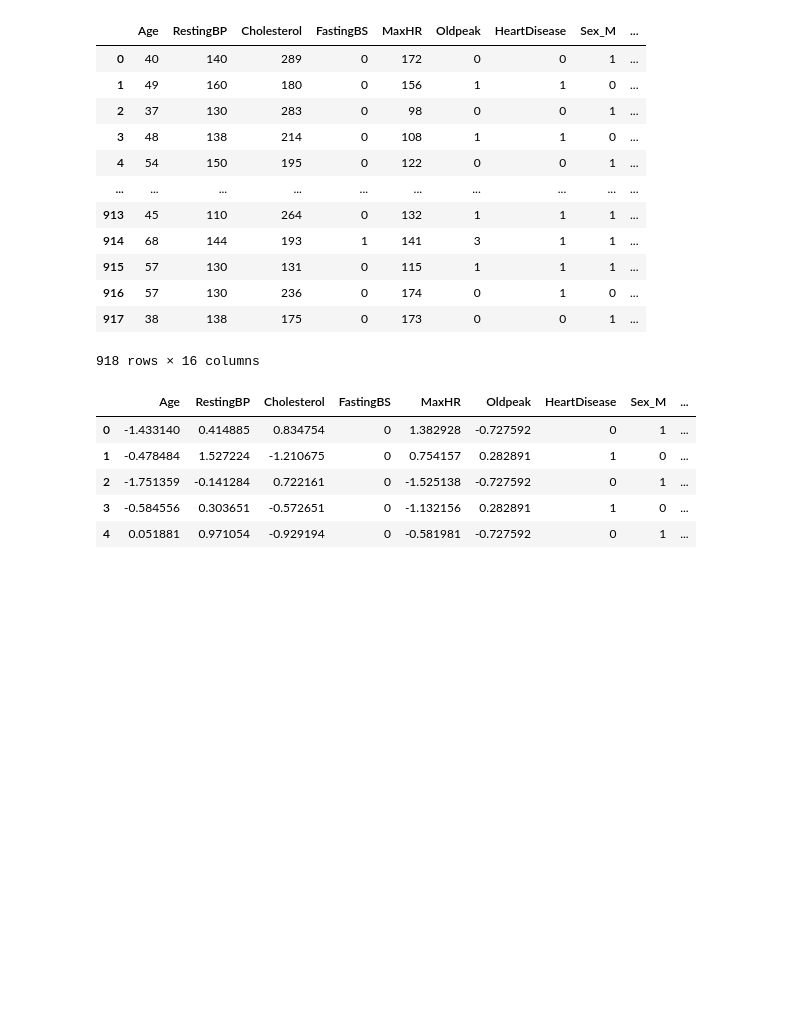
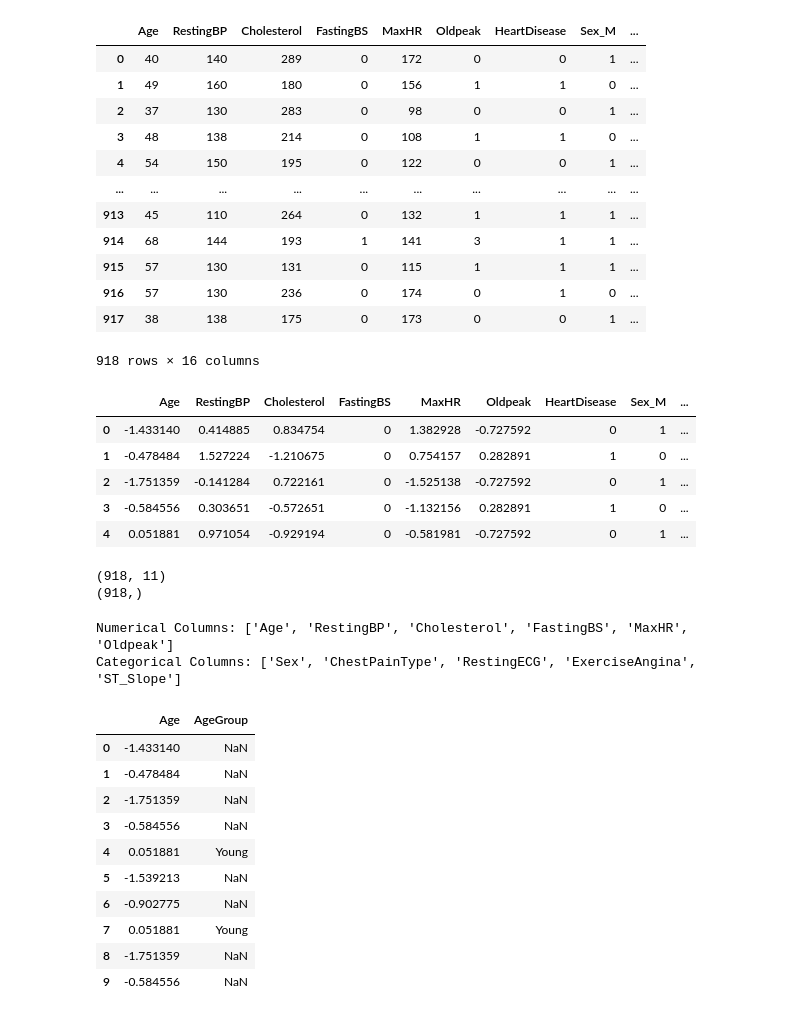
Before and after one commit to Gagan144-blip/Machine_Learning, a Jupyter notebook: heart.ipynb, the cells around one changed output. Saved outputs shown, nothing was run; the diff lists cells and outputs as text; code cells hidden in the pictures; blank space fills up the shorter version.

```diff
--- a/heart.ipynb
+++ b/heart.ipynb
@@ -271,3 +271,46 @@ df_encode.head()
 | 2 | -1.751359 | -0.141284 | 0.722161 | 0 | -1.525138 | -0.727592 | 0 | 1 | ... |
 | 3 | -0.584556 | 0.303651 | -0.572651 | 0 | -1.132156 | 0.282891 | 1 | 0 | ... |
 | 4 | 0.051881 | 0.971054 | -0.929194 | 0 | -0.581981 | -0.727592 | 0 | 1 | ... |
+# %%
+X = df.drop('HeartDisease', axis=1)
+y = df['HeartDisease']
+
+print(X.shape)
+print(y.shape)
+# %% [output]
+(918, 11)
+(918,)
+# %%
+numerical_cols = X.select_dtypes(
+    include=['int64', 'float64']
+).columns.tolist()
+
+categorical_cols = X.select_dtypes(
+    include=['object']
+).columns.tolist()
+
+print("Numerical Columns:", numerical_cols)
+print("Categorical Columns:", categorical_cols)
+# %% [output]
+Numerical Columns: ['Age', 'RestingBP', 'Cholesterol', 'FastingBS', 'MaxHR', 'Oldpeak']
+Categorical Columns: ['Sex', 'ChestPainType', 'RestingECG', 'ExerciseAngina', 'ST_Slope']
+# %%
+X['AgeGroup'] = pd.cut(
+    X['Age'],
+    bins=[0, 40, 50, 60, 100],
+    labels=['Young', 'Adult', 'Middle_aged', 'Senior'],
+    right=False
+    )
+X[['Age', 'AgeGroup']].head(10)
+# %% [output]
+|  | Age | AgeGroup |
+| 0 | -1.433140 | NaN |
+| 1 | -0.478484 | NaN |
+| 2 | -1.751359 | NaN |
+| 3 | -0.584556 | NaN |
+| 4 | 0.051881 | Young |
+| 5 | -1.539213 | NaN |
+| 6 | -0.902775 | NaN |
+| 7 | 0.051881 | Young |
+| 8 | -1.751359 | NaN |
+| 9 | -0.584556 | NaN |
```
Also changed, not shown: parts of 6 cells of this notebook.
